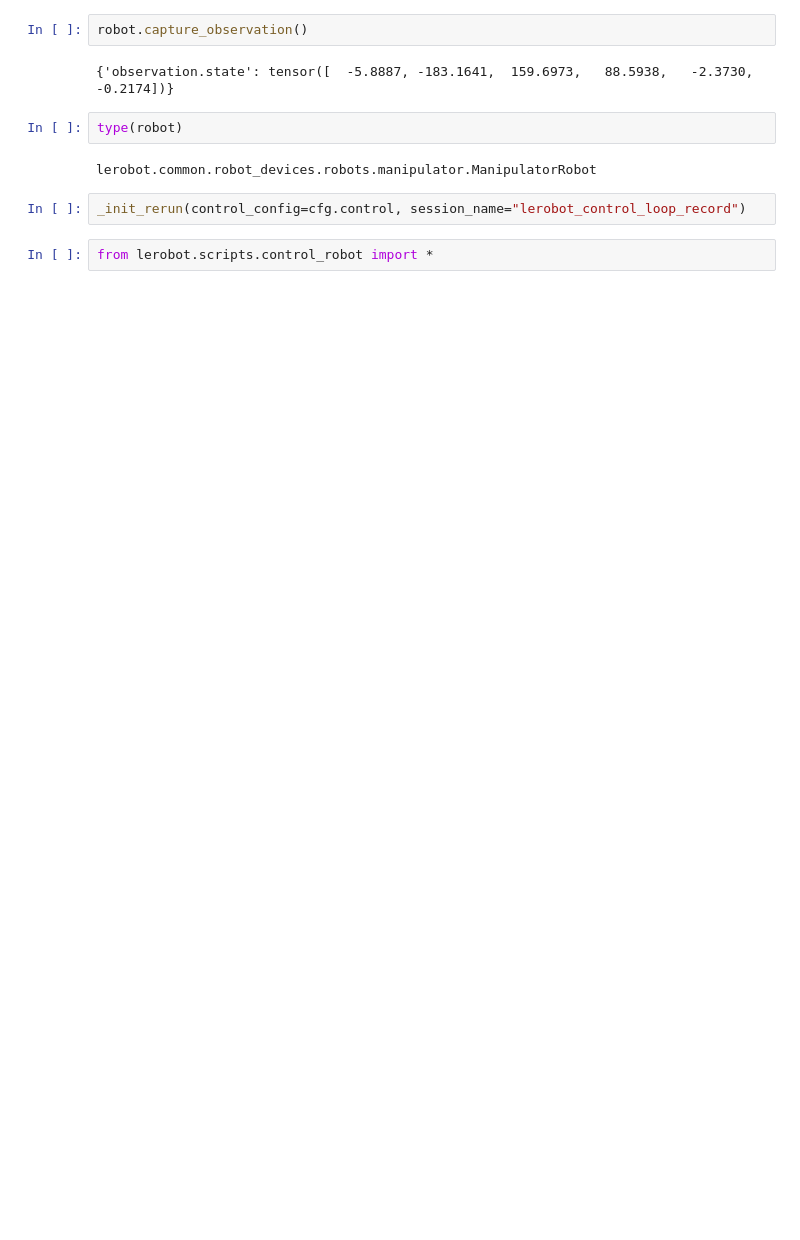
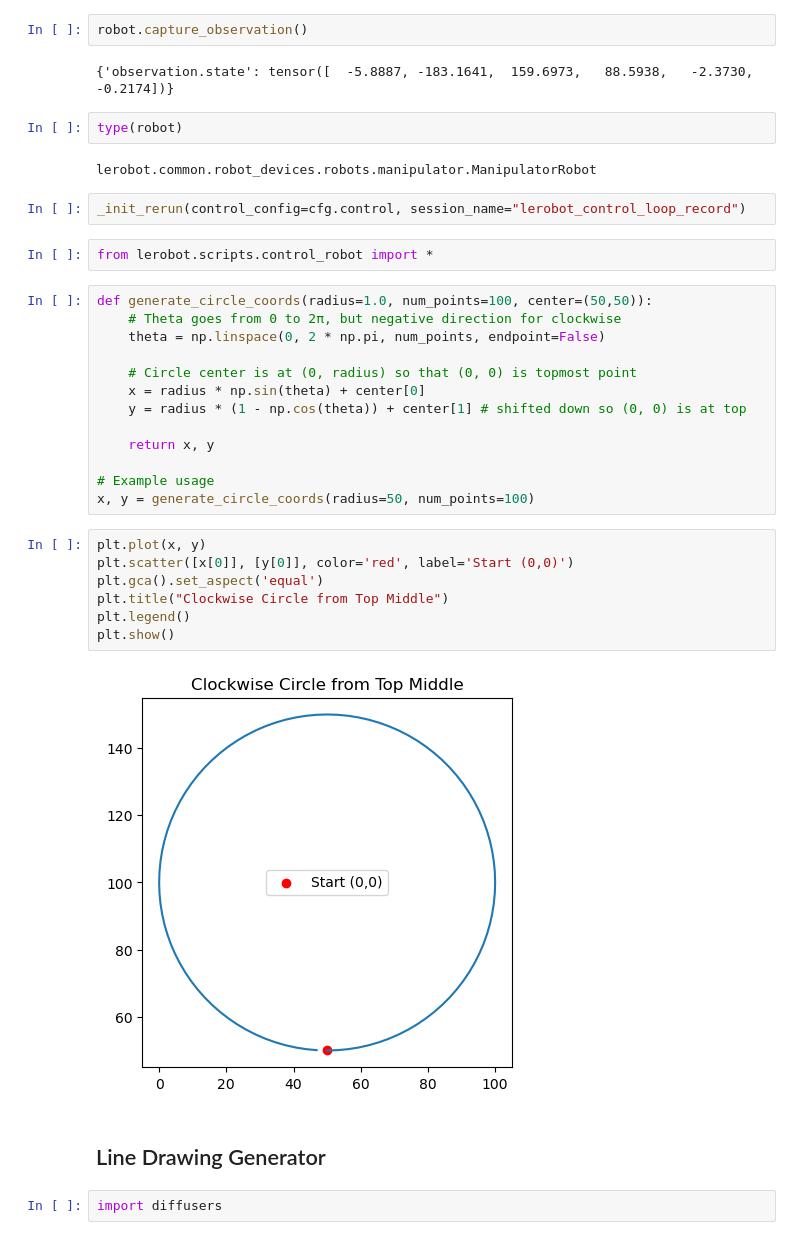
Before and after one commit to ineskhou/lerobot-hackathon, a Jupyter notebook: Testing.ipynb, the cells around one changed output. Cells and saved outputs as stored; diff of their text form; blank space fills up the shorter version.

```diff
--- a/Testing.ipynb
+++ b/Testing.ipynb
@@ -164,3 +164,29 @@ lerobot.common.robot_devices.robots.manipulator.ManipulatorRobot
 _init_rerun(control_config=cfg.control, session_name="lerobot_control_loop_record")
 # %%
 from lerobot.scripts.control_robot import *
+# %%
+def generate_circle_coords(radius=1.0, num_points=100, center=(50,50)):
+    # Theta goes from 0 to 2π, but negative direction for clockwise
+    theta = np.linspace(0, 2 * np.pi, num_points, endpoint=False)
+
+    # Circle center is at (0, radius) so that (0, 0) is topmost point
+    x = radius * np.sin(theta) + center[0]
+    y = radius * (1 - np.cos(theta)) + center[1] # shifted down so (0, 0) is at top
+
+    return x, y
+
+# Example usage
+x, y = generate_circle_coords(radius=50, num_points=100)
+# %%
+plt.plot(x, y)
+plt.scatter([x[0]], [y[0]], color='red', label='Start (0,0)')
+plt.gca().set_aspect('equal')
+plt.title("Clockwise Circle from Top Middle")
+plt.legend()
+plt.show()
+# %% [output]
+[figure, added]
+# %% [markdown]
+## Line Drawing Generator
+# %%
+import diffusers
```
Also changed, not shown: parts of 7 cells of this notebook, 2 other files.
